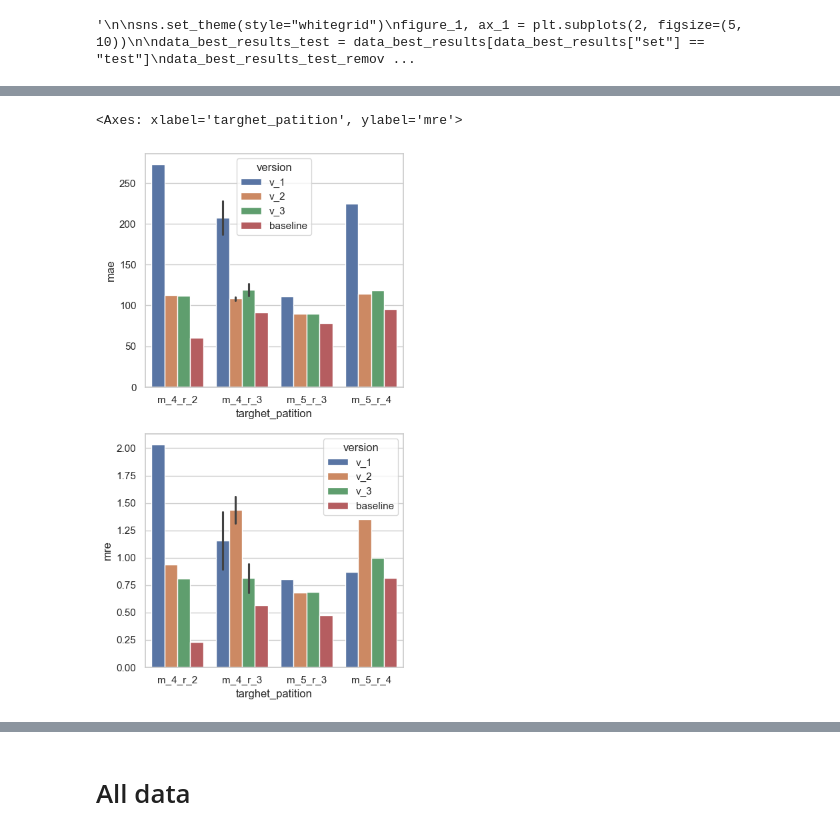
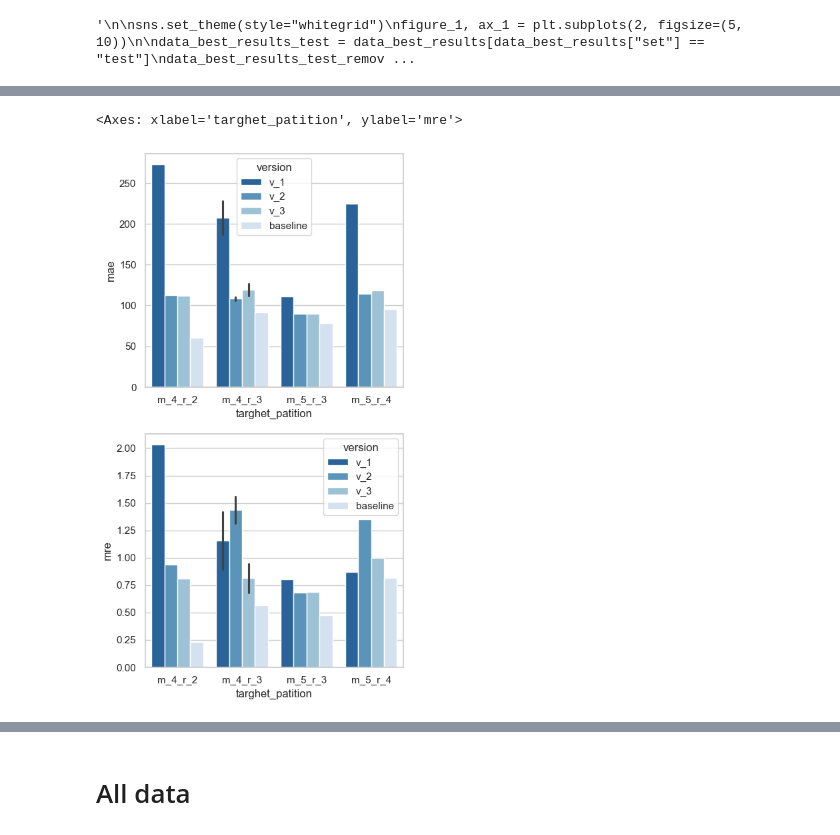
Before and after one commit to muraronicola/Approximating-volume-computations-via-GNNs, a Jupyter notebook: Generalization.ipynb, the cells around one changed output, grey strips where cells are left out. Cells and saved outputs as stored; diff of their text form; code cells hidden in the pictures.

```diff
--- a/Generalization.ipynb
+++ b/Generalization.ipynb
@@ -140,13 +155,13 @@ sns.boxplot(data=data_best_results_test_remove_useless, x="gen_type", y="mre", a
 # %%
 sns.set_theme(style="whitegrid")
 figure_3, ax_3 = plt.subplots(2, figsize=(5, 10))
 
 data_best_results_test = data_best_results[data_best_results["set"] == "test"]
 data_best_results_test_remove_useless = data_best_results_test[data_best_results_test["targhet_patition"] != "m_3_r_2"]
 
-sns.barplot(data=data_best_results_test_remove_useless, x="targhet_patition", y="mae", hue="version", ax=ax_3[0])
-sns.barplot(data=data_best_results_test_remove_useless, x="targhet_patition", y="mre", hue="version", ax=ax_3[1])
+sns.barplot(data=data_best_results_test_remove_useless, x="targhet_patition", y="mae", hue="version", ax=ax_3[0], palette="Blues_r")
+sns.barplot(data=data_best_results_test_remove_useless, x="targhet_patition", y="mre", hue="version", ax=ax_3[1], palette="Blues_r")
 # %% [output]
 <Axes: xlabel='targhet_patition', ylabel='mre'>
-[figure, old version]
+[figure, new version]
 # %%
```
Also changed, not shown: parts of 5 cells of this notebook.
